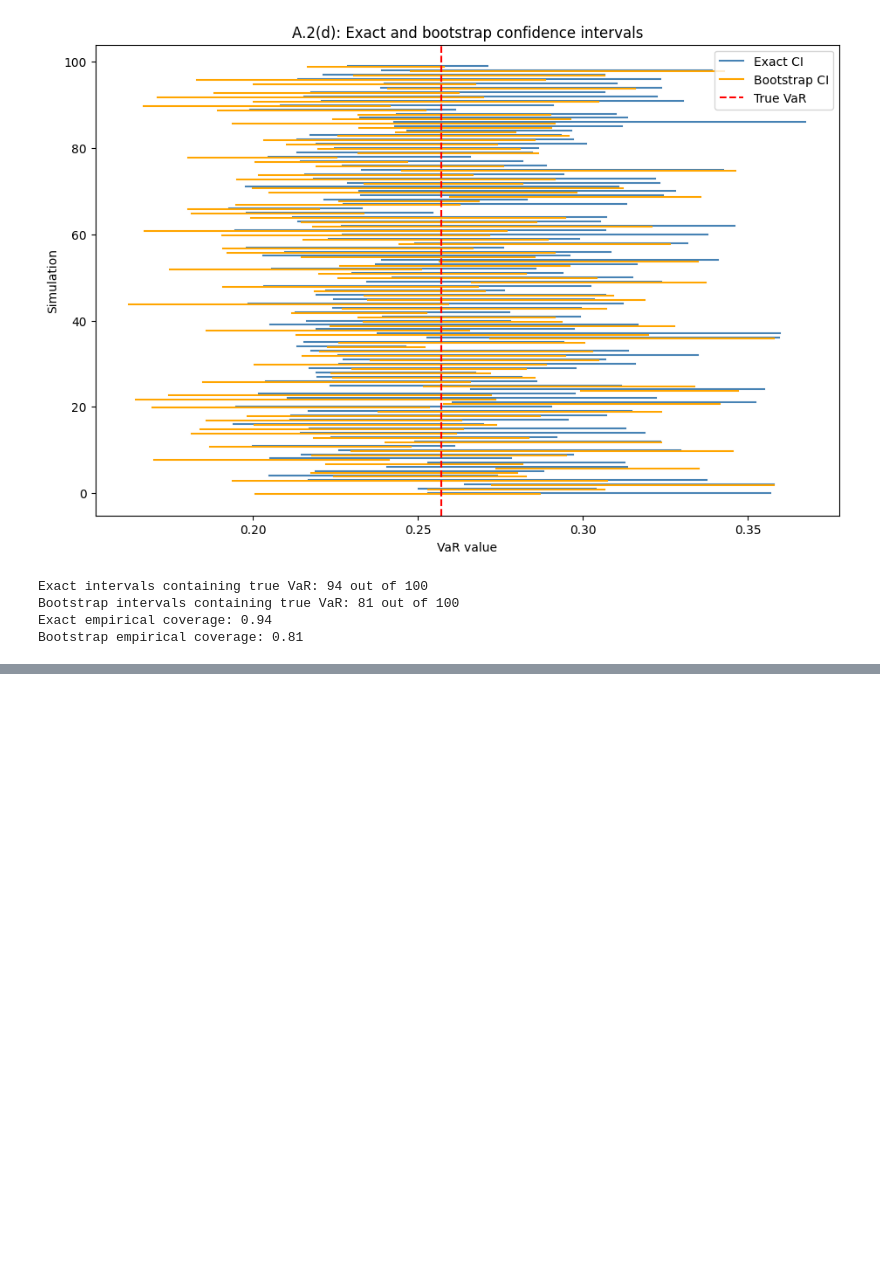
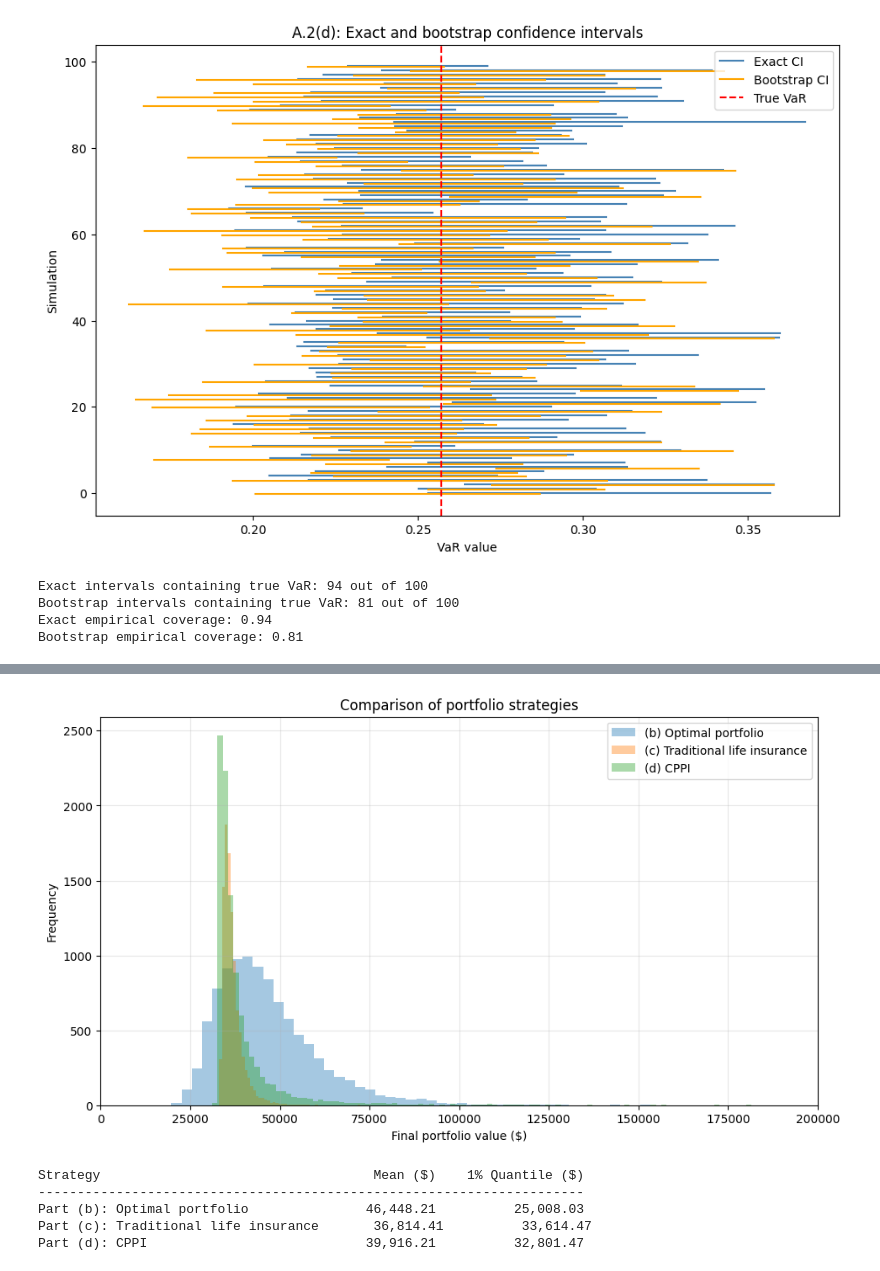
Before and after one commit to tom-fritzdorf/Risk-managment, a Jupyter notebook: Projekt1_William.ipynb, the cells around one changed output, grey strips where cells are left out. Saved outputs shown, nothing was run; the diff lists cells and outputs as text; code cells hidden in the pictures; blank space fills up the shorter version.

```diff
--- a/Projekt1_William.ipynb
+++ b/Projekt1_William.ipynb
@@ -391,0 +891,46 @@ Bootstrap empirical coverage: 0.81
+# %%
+#COMPARE HISTOGRAMS
+
+plt.figure(figsize=(11, 6))
+
+plt.hist(V30_b, bins=50, alpha=0.4,
+         label="(b) Optimal portfolio")
+
+plt.hist(V30_c, bins=50, alpha=0.4,
+         label="(c) Traditional life insurance")
+
+plt.hist(V30_d, bins=400, alpha=0.4,
+         label="(d) CPPI")
+
+plt.xlabel("Final portfolio value ($)")
+plt.ylabel("Frequency")
+plt.title("Comparison of portfolio strategies")
+plt.legend()
+plt.grid(alpha=0.3)
+plt.xlim(0, 200000)
+plt.show()
+
+
+# Calculate and compare results
+
+strategies = {
+    "Part (b): Optimal portfolio": V30_b,
+    "Part (c): Traditional life insurance": V30_c,
+    "Part (d): CPPI": V30_d
+}
+
+print(f"{'Strategy':<35} {'Mean ($)':>15} {'1% Quantile ($)':>18}")
+print("-" * 70)
+
+for name, values in strategies.items():
+    mean_value = np.mean(values)
+    quantile_01 = np.quantile(values, 0.01)
+
+    print(f"{name:<35} {mean_value:>15,.2f} {quantile_01:>18,.2f}")
+# %% [output]
+[figure, added]
+Strategy                                   Mean ($)    1% Quantile ($)
+----------------------------------------------------------------------
+Part (b): Optimal portfolio               46,448.21          25,008.03
+Part (c): Traditional life insurance       36,814.41          33,614.47
+Part (d): CPPI                            39,916.21          32,801.47
```
Also changed, not shown: parts of 5 cells of this notebook.
